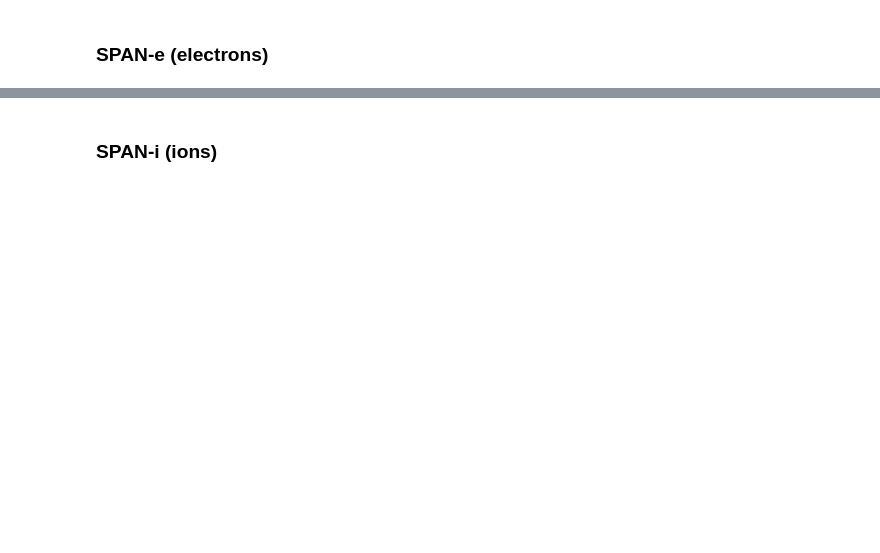
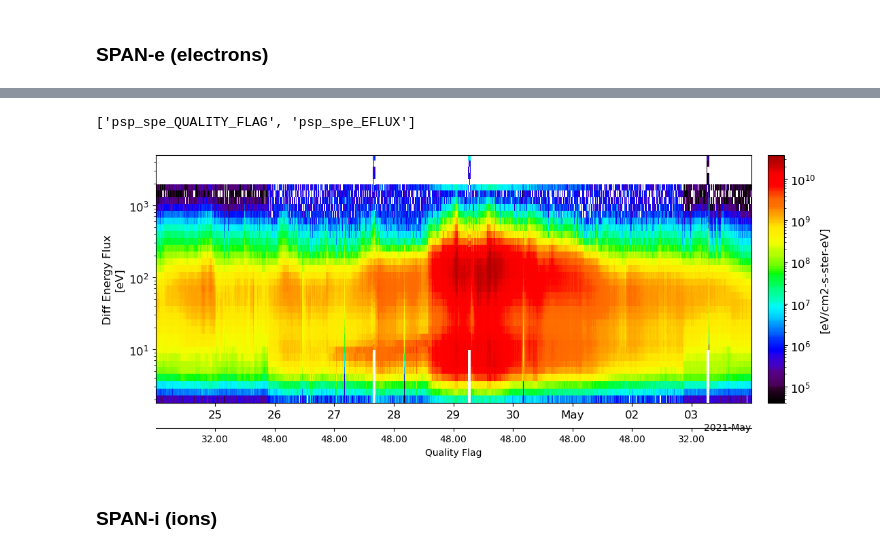
Before and after one commit to adamzhen/Project-Icarus-Official, a Jupyter notebook: pyspedas_data_analysis.ipynb, the cells around one changed output, grey strips where cells are left out. Saved outputs shown, nothing was run; the diff lists cells and outputs as text; code cells hidden in the pictures; blank space fills up the shorter version.

```diff
--- a/pyspedas_data_analysis.ipynb
+++ b/pyspedas_data_analysis.ipynb
@@ -74,2 +100,7 @@ Using LEVEL=L3
 # %% [markdown]
 ### SPAN-e (electrons)
+# %%
+spe_vars = pyspedas.psp.spe(trange=['2021-04-24', '2021-05-04'], datatype='spa_sf1_32e', level='l2', time_clip=False)
+print(spe_vars)
+tplot('psp_spe_EFLUX')
+# %% [output]
@@ -76,2 +118,4 @@ Using LEVEL=L3
+['psp_spe_QUALITY_FLAG', 'psp_spe_EFLUX']
+[figure, added]
 # %% [markdown]
 ### SPAN-i (ions)
```
Also changed, not shown: parts of 11 cells of this notebook, 21 other files.
